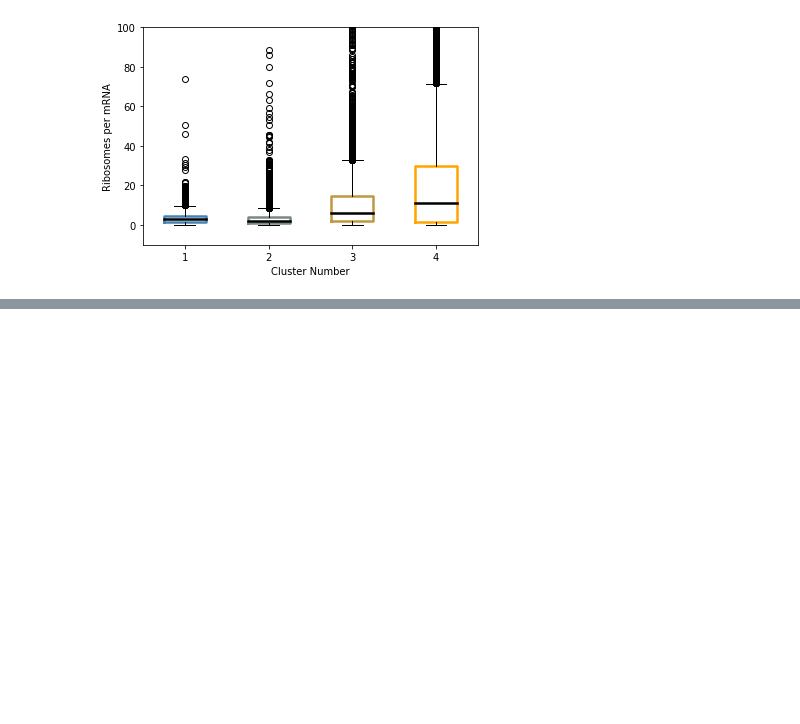
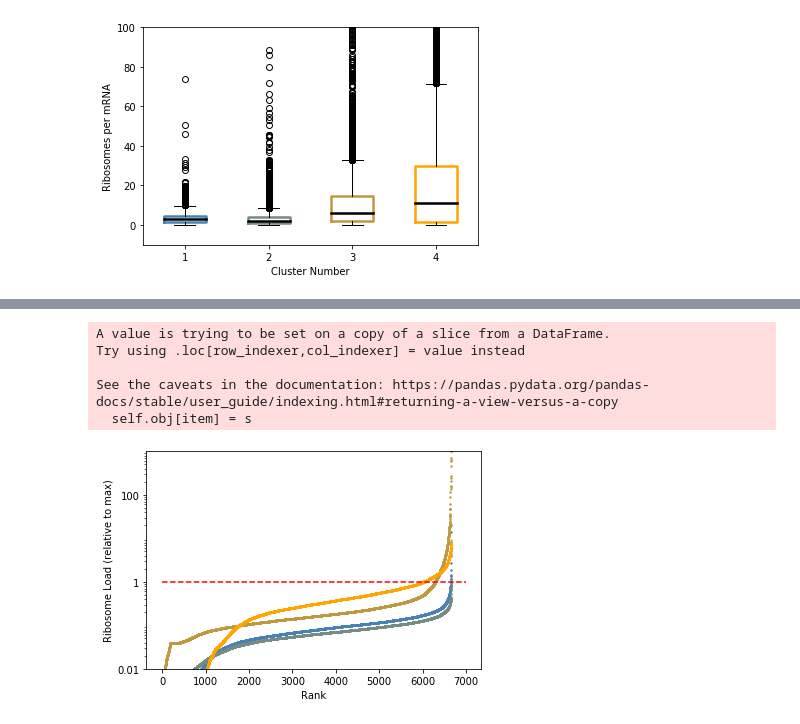
Before and after one commit to tobiasvonderhaar/polysomes, a Jupyter notebook: Supp Figure 4.ipynb, the cells around one changed output, grey strips where cells are left out. Cells and saved outputs as stored; diff of their text form; code cells hidden in the pictures; blank space fills up the shorter version.

```diff
--- a/Supp Figure 4.ipynb
+++ b/Supp Figure 4.ipynb
@@ -68,0 +72,36 @@ plt.show()
+# %%
+mRNA_dats = pd.read_csv('Data/sacCer3 genes.csv')[['name','length']]
+by_cluster = by_cluster.merge(mRNA_dats,how='inner',left_on='ORF',right_on='name')
+# %%
+percentage_max = by_cluster[['ORF',4,3,1,2]]
+for col in [1,2,3,4]:
+    for row in range(by_cluster.shape[0]):
+        percentage_max.iloc[row,col] = by_cluster.iloc[row,col] / (by_cluster.loc[row, 'length']/30)
+# %% [output]
+A value is trying to be set on a copy of a slice from a DataFrame.
+Try using .loc[row_indexer,col_indexer] = value instead
+
+See the caveats in the documentation: https://pandas.pydata.org/pandas-docs/stable/user_guide/indexing.html#returning-a-view-versus-a-copy
+  self.obj[item] = s
+# %%
+fig,ax = plt.subplots()
+colors = ['#4682b4','#ffa500','#be993f','#778b85']
+for cluster in [1,4,3,2]:
+    this_cluster = percentage_max.loc[:,cluster]
+    this_cluster= sorted(this_cluster)
+    this_cluster = this_cluster[:-2]
+    x = range(len(this_cluster))
+    color_vec = []
+    this_color = colors[cluster-1]
+    ax.scatter(x,this_cluster,s=2,c=this_color)
+ax.plot((0,7000),(1,1),linestyle='--',color='red')
+ax.set_yscale('log')
+ax.set_ylim((0.01,1000))
+ax.set_xlabel('Rank')
+ax.set_ylabel('Ribosome Load (relative to max)')
+ax.set_yticks([0.01,1,100])
+ax.set_yticklabels([0.01,1,100])
+#plt.savefig('Rel_load.svg')
+plt.show()
+# %% [output]
+[figure, added]
```
Also changed, not shown: parts of 1 cell of this notebook, 4 other files.
